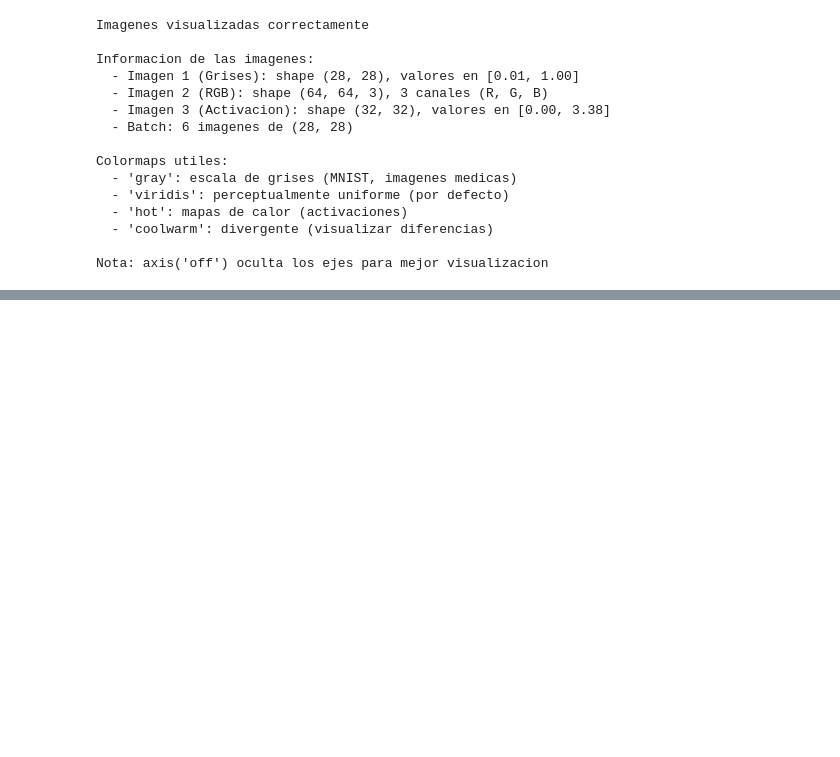
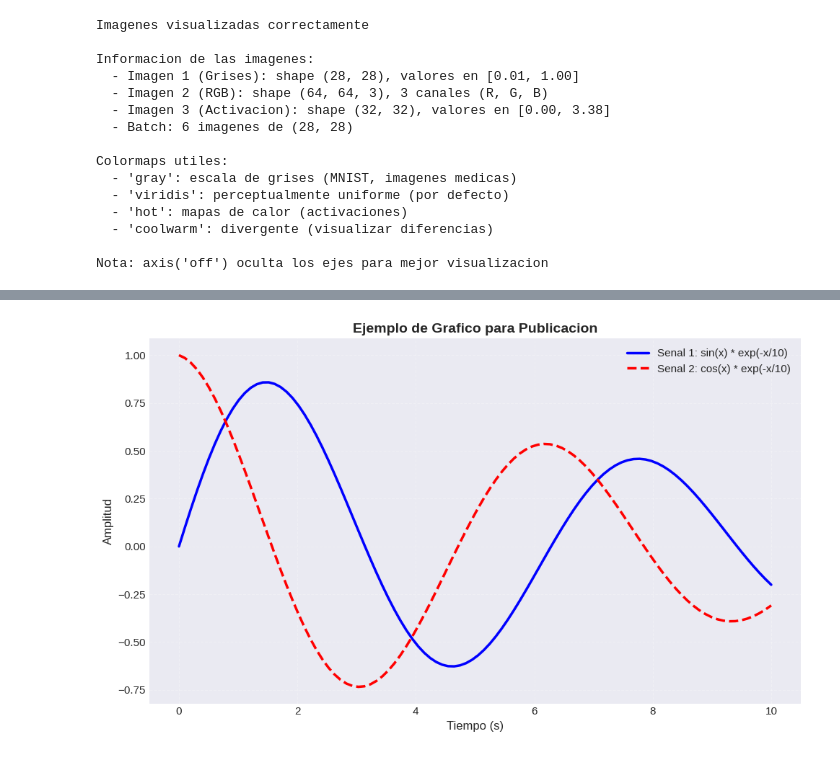
Before and after one commit to jdrodas/fundamentos_IA, a Jupyter notebook: introduccion_matplotlib/introduccion_matplotlib.ipynb, the cells around one changed output, grey strips where cells are left out. Cells and saved outputs as stored; diff of their text form; code cells hidden in the pictures; blank space fills up the shorter version.

```diff
--- a/introduccion_matplotlib/introduccion_matplotlib.ipynb
+++ b/introduccion_matplotlib/introduccion_matplotlib.ipynb
@@ -1419,0 +1392,66 @@ Nota: axis('off') oculta los ejes para mejor visualizacion
+# %%
+# Crear un gráfico de ejemplo para guardar
+np.random.seed(42)
+x = np.linspace(0, 10, 100)
+y1 = np.sin(x) * np.exp(-x/10)
+y2 = np.cos(x) * np.exp(-x/10)
+
+fig, ax = plt.subplots(figsize=(10, 6))
+
+ax.plot(x, y1, 'b-', linewidth=2.5, label='Senal 1: sin(x) * exp(-x/10)')
+ax.plot(x, y2, 'r--', linewidth=2.5, label='Senal 2: cos(x) * exp(-x/10)')
+
+ax.set_title('Ejemplo de Grafico para Publicacion', fontsize=14, fontweight='bold')
+ax.set_xlabel('Tiempo (s)', fontsize=12)
+ax.set_ylabel('Amplitud', fontsize=12)
+ax.legend(loc='upper right', fontsize=11, framealpha=0.9)
+ax.grid(True, alpha=0.3, linestyle='--')
+
+plt.tight_layout()
+
+# ========== GUARDAR EN DIFERENTES FORMATOS ==========
+
+# 1. PNG: Bueno para web y presentaciones
+plt.savefig('grafico_ejemplo.png',
+            dpi=300,              # Alta resolucion (300 dpi para impresion)
+            bbox_inches='tight',  # Elimina espacios en blanco
+            facecolor='white',    # Fondo blanco
+            edgecolor='none')
+
+
+# 2. PDF: Ideal para LaTeX y publicaciones academicas (vectorial)
+plt.savefig('grafico_ejemplo.pdf',
+            bbox_inches='tight',
+            facecolor='white')
+
+# 3. SVG: Vectorial, editable en Illustrator/Inkscape
+plt.savefig('grafico_ejemplo.svg',
+            bbox_inches='tight',
+            facecolor='white')
+
+# 4. JPG: Comprimido, menor calidad pero archivos pequeños
+plt.savefig('grafico_ejemplo.jpg',
+            dpi=150,
+            bbox_inches='tight',
+            facecolor='white')
+
+plt.show()
+
+print("Figuras guardadas exitosamente en diferentes formatos\n")
+print("Formatos guardados:")
+print("  1. PNG (300 dpi) - Para presentaciones y web")
+print("  2. PDF (vectorial) - Para papers y LaTeX")
+print("  3. SVG (vectorial) - Para edicion posterior")
+print("  4. JPG (150 dpi) - Para compartir rapidamente")
+print("\nParametros importantes:")
+print("  - dpi: Resolucion (72=pantalla, 150=web, 300=impresion)")
+print("  - bbox_inches='tight': Elimina margenes innecesarios")
+print("  - facecolor='white': Fondo blanco (evita transparencias)")
+print("  - format: Especifica formato si la extension no es clara")
+print("\nRecomendaciones:")
+print("  - Papers academicos: PDF o SVG")
+print("  - Presentaciones PowerPoint: PNG (300 dpi)")
+print("  - Web/Blogs: PNG (150 dpi)")
+print("  - Reportes Word: PNG (200-300 dpi)")
+# %% [output]
+[figure, added]
```
Also changed, not shown: parts of 27 cells of this notebook, 1 other file.
